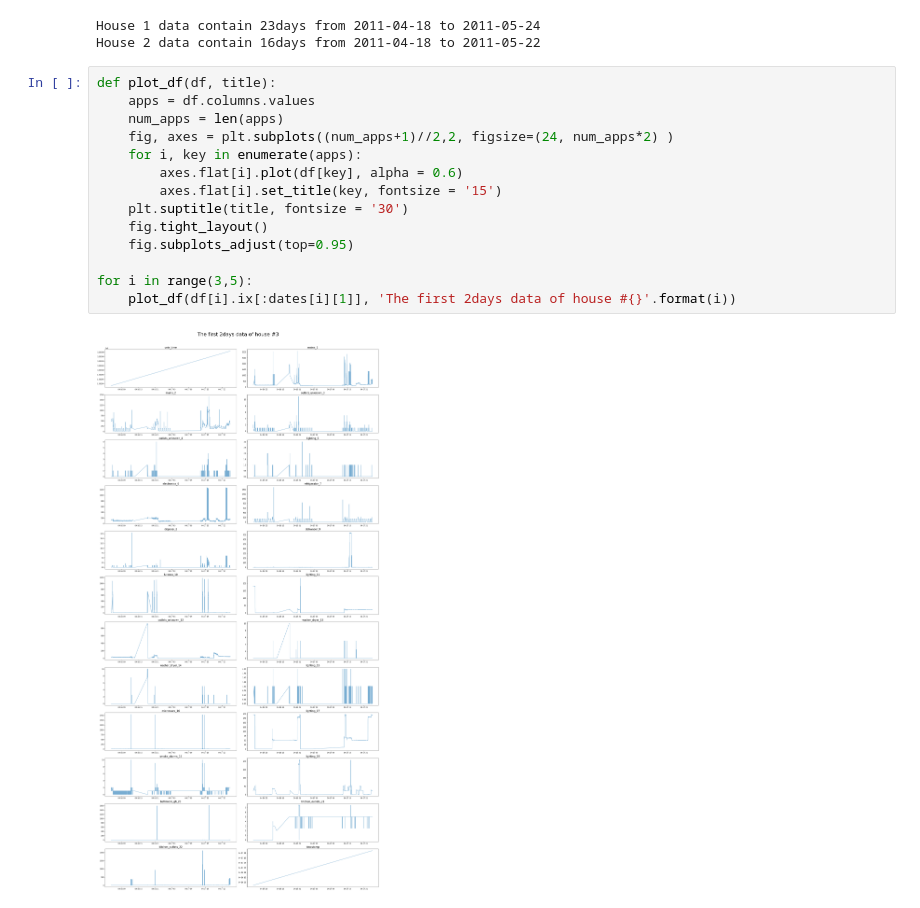
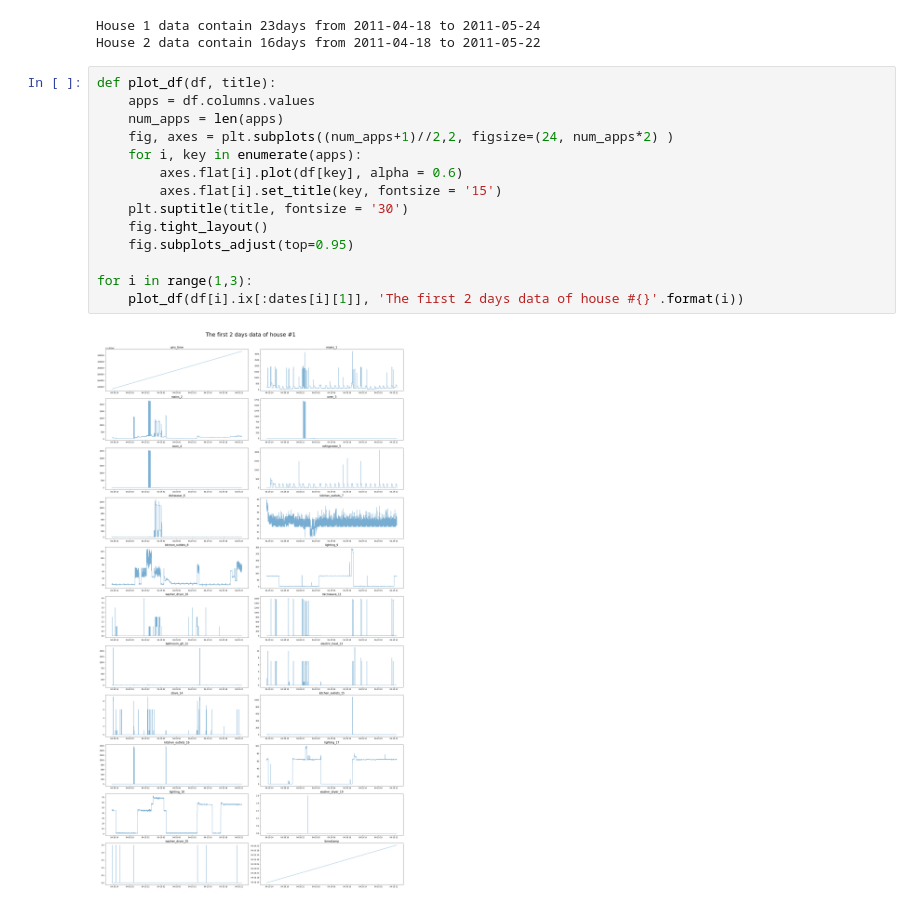
Before and after one commit to alirezasamar/DeepNILM, a Jupyter notebook: DeepNILM - Deep Energy Disaggregation.ipynb, the cells around one changed output. Drawn from its saved outputs; the diff is of its cells as text.

```diff
--- a/DeepNILM - Deep Energy Disaggregation.ipynb
+++ b/DeepNILM - Deep Energy Disaggregation.ipynb
@@ -87,16 +87,16 @@ House 2 data contain 16days from 2011-04-18 to 2011-05-22
 # %%
 def plot_df(df, title):
     apps = df.columns.values
     num_apps = len(apps)
     fig, axes = plt.subplots((num_apps+1)//2,2, figsize=(24, num_apps*2) )
     for i, key in enumerate(apps):
         axes.flat[i].plot(df[key], alpha = 0.6)
         axes.flat[i].set_title(key, fontsize = '15')
     plt.suptitle(title, fontsize = '30')
     fig.tight_layout()
     fig.subplots_adjust(top=0.95)
 
-for i in range(3,5):
-    plot_df(df[i].ix[:dates[i][1]], 'The first 2days data of house #{}'.format(i))
+for i in range(1,3):
+    plot_df(df[i].ix[:dates[i][1]], 'The first 2 days data of house #{}'.format(i))
 # %% [output]
-[figure, old version]
+[figure, new version]
```
Also changed, not shown: parts of 5 cells of this notebook.
